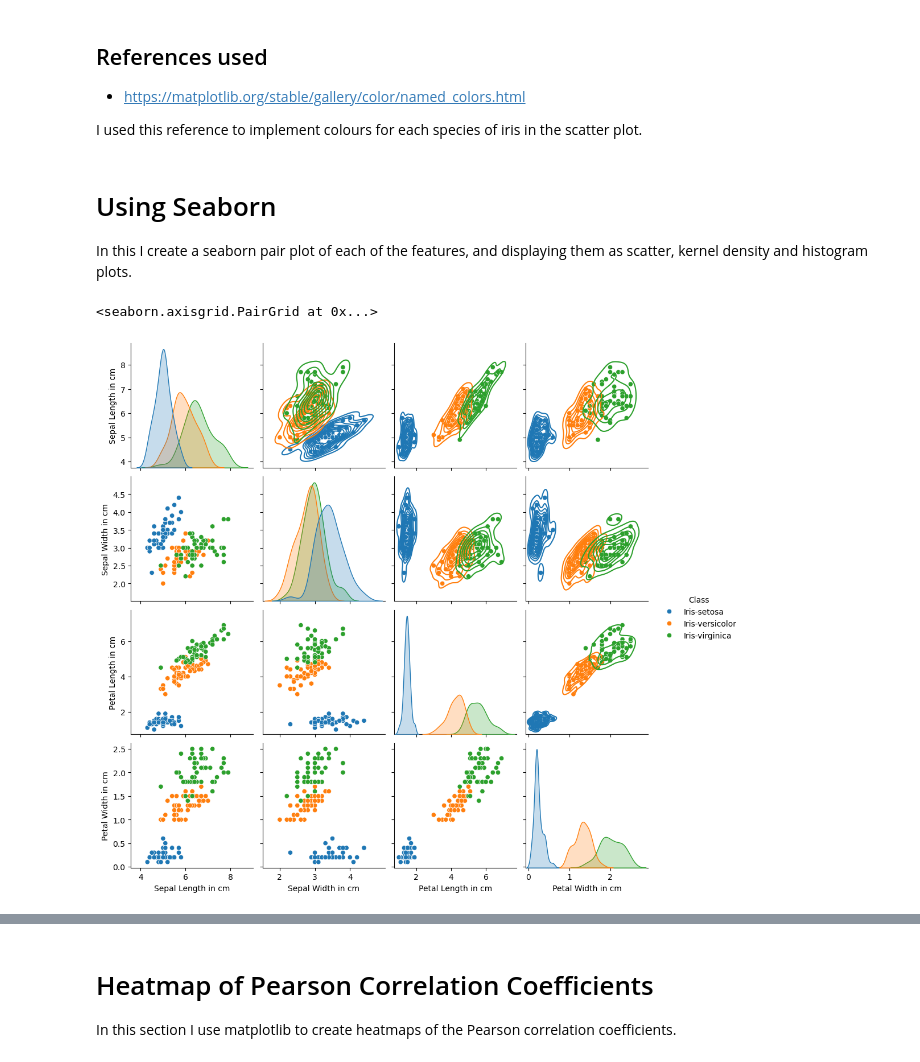
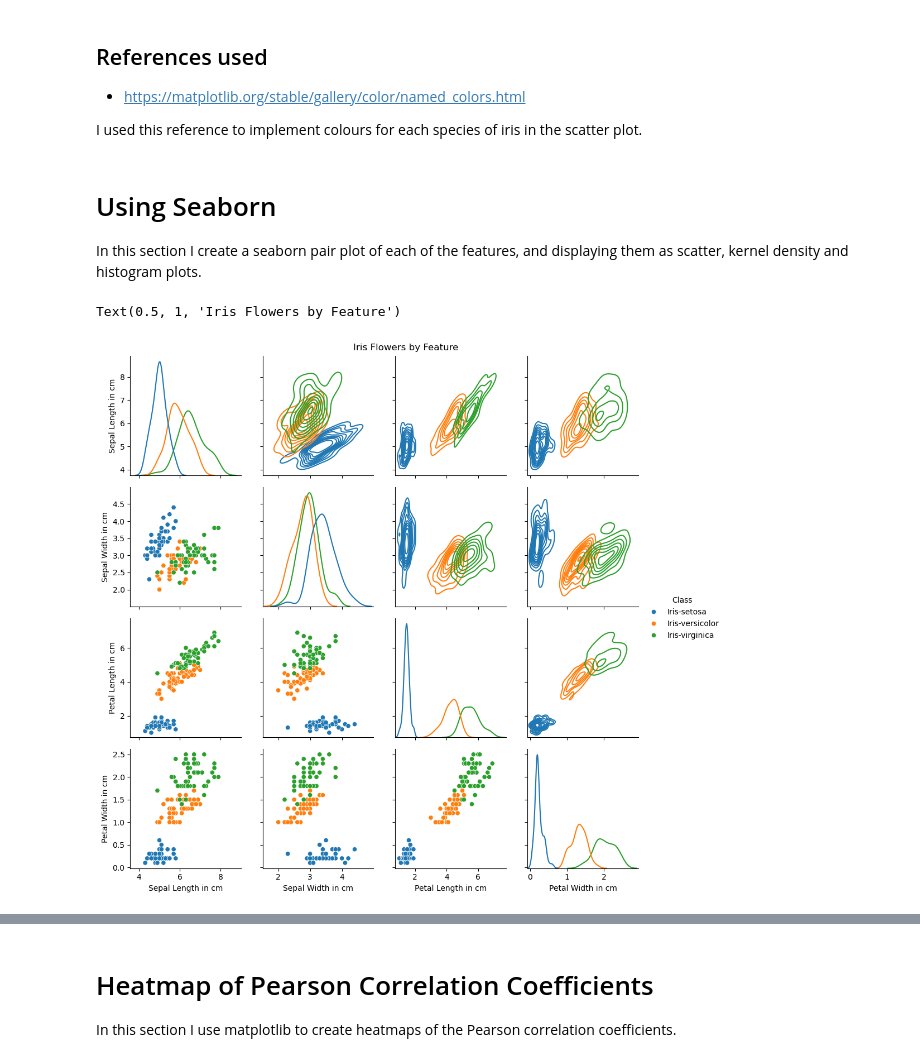
Before and after one commit to CeamanCollins/pands-project, a Jupyter notebook: analysis.ipynb, the cells around one changed output, grey strips where cells are left out. Cells and saved outputs as stored; diff of their text form; code cells hidden in the pictures.

```diff
--- a/analysis.ipynb
+++ b/analysis.ipynb
@@ -300,21 +518,21 @@ I used this reference to implement colours for each species of iris in the scatt
 # %% [markdown]
 # Using Seaborn
 
-In this I create a seaborn pair plot of each of the features, and displaying them as scatter, kernel density and histogram plots.
+In this section I create a seaborn pair plot of each of the features, and displaying them as scatter, kernel density and histogram plots.
 # %%
-grid = sns.PairGrid(data, hue='Class')
+grid = sns.PairGrid(data, hue='Class', diag_sharey=False, layout_pad=0.5)
 grid.map_upper(sns.kdeplot)
 grid.map_lower(sns.scatterplot)
 grid.map_diag(sns.kdeplot)
 grid.add_legend()
+grid.figure.suptitle('Iris Flowers by Feature', y=1)
+
 
 # grid = sns.pairplot(data, hue='Class')
 # grid.map_upper(sns.kdeplot)
-
-grid
 # %% [output]
-<seaborn.axisgrid.PairGrid at 0x...>
+Text(0.5, 1, 'Iris Flowers by Feature')
-[figure, old version]
+[figure, new version]
 # %% [markdown]
 ## References used
 
```
Also changed, not shown: parts of 22 cells of this notebook, 1 other file.
